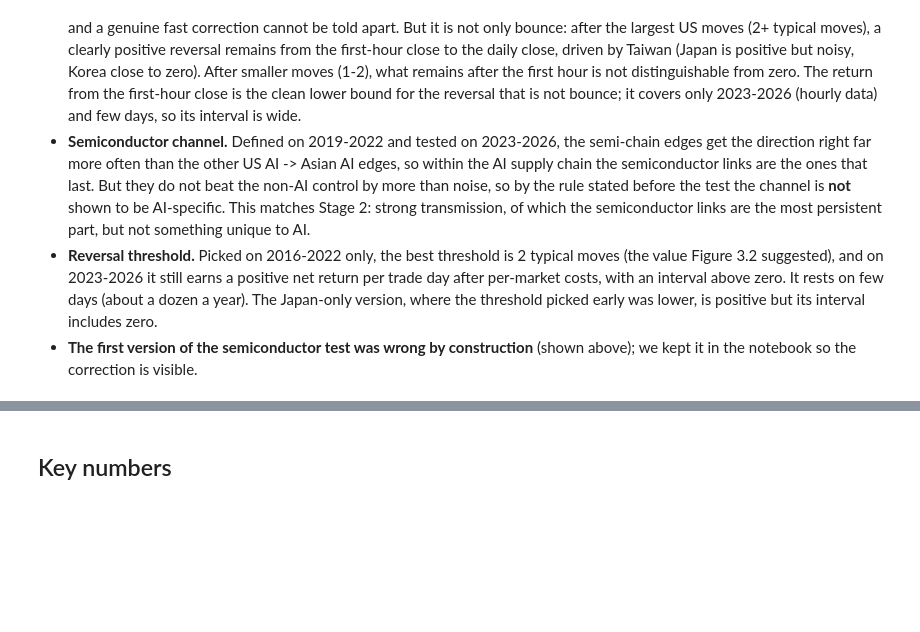
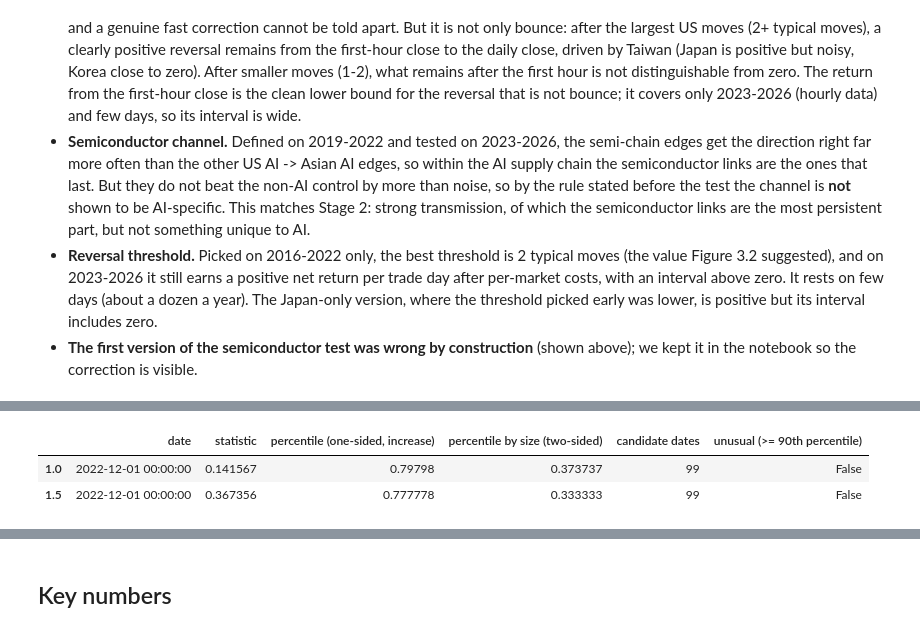
Before and after one commit to Farid-Abdullah/stock-comovement, a Jupyter notebook: overnight_transmission.ipynb, the cells around one changed output, grey strips where cells are left out. Saved outputs shown, nothing was run; the diff lists cells and outputs as text; code cells hidden in the pictures; blank space fills up the shorter version.

```diff
--- a/overnight_transmission.ipynb
+++ b/overnight_transmission.ipynb
@@ -2237,0 +2256,70 @@ for k, v in threshold_result.items():
+# %%
+CHATGPT_DATE = "2022-12-01"
+PLACEBO_BAR = 0.90
+SPAN, STEP = 252, 21
+
+
+def pair_lift_matrix(leader_items, follower_items):
+    # Same-direction next-day lift for every (leader ticker, follower ticker) pair, from boolean item tables.
+    L, F = leader_items.to_numpy(float), follower_items.to_numpy(float)
+    n = len(L)
+    with np.errstate(invalid="ignore", divide="ignore"):
+        lift = (L.T @ F / n) / np.outer(L.mean(0), F.mean(0))
+    lift = pd.DataFrame(lift, index=leader_items.columns, columns=follower_items.columns)
+    leaders = sorted({ticker_of(c) for c in leader_items.columns})
+    followers = sorted({ticker_of(c) for c in follower_items.columns})
+    out = pd.DataFrame(index=leaders, columns=followers, dtype=float)
+    for l in leaders:
+        for f in followers:
+            pair = np.array([lift.loc[f"{l}_UP", f"{f}_UP+1"], lift.loc[f"{l}_DOWN", f"{f}_DOWN+1"]])
+            out.loc[l, f] = pair[np.isfinite(pair)].mean() if np.isfinite(pair).any() else np.nan   # e.g. not listed yet
+    return out
+
+
+def ai_minus_control(groups, rows):
+    # The pre-registered metric on one set of baskets: mean AI pair lift minus mean non-AI pair lift.
+    def mean_lift(g):
+        b = groups[g][1].loc[rows]
+        lead = [c for c in b.columns if not c.endswith("+1")]
+        fol = [c for c in b.columns if c.endswith("+1")]
+        return np.nanmean(pair_lift_matrix(b[lead], b[fol]).to_numpy())
+    ai, ctrl = mean_lift("b"), mean_lift("c")
+    return ai, ctrl, ai - ctrl
+
+
+def placebo_table(groups):
+    # The statistic at every first trading day of a month with SPAN baskets on both sides.
+    first_of_month = pd.Series(ROWS, index=ROWS).groupby(ROWS.to_period("M")).first()
+    rows = {}
+    for d in first_of_month:
+        pos = ROWS.get_loc(d)
+        if pos - SPAN < 0 or pos + SPAN > len(ROWS):
+            continue
+        pre, post = ai_minus_control(groups, ROWS[pos - SPAN:pos]), ai_minus_control(groups, ROWS[pos:pos + SPAN])
+        rows[d] = {"AI pre": pre[0], "AI post": post[0], "control pre": pre[1], "control post": post[1],
+                   "change in AI minus control": post[2] - pre[2]}
+    return pd.DataFrame(rows).T
+
+
+def chatgpt_result(table):
+    cg = table.index[table.index >= pd.Timestamp(CHATGPT_DATE)][0]   # first candidate date on or after 1 Dec 2022
+    stat = table["change in AI minus control"]
+    pct = float((stat <= stat.loc[cg]).mean())
+    pct_size = float((stat.abs() <= abs(stat.loc[cg])).mean())
+    return {"date": cg, "statistic": float(stat.loc[cg]), "percentile (one-sided, increase)": pct,
+            "percentile by size (two-sided)": pct_size, "candidate dates": len(table),
+            "unusual (>= 90th percentile)": bool(pct >= PLACEBO_BAR)}
+
+
+placebo = {}
+for z in [1.0, 1.5]:
+    groups_z = GROUPS if z == Z_K else build_groups(z, "raw")
+    placebo[z] = cached(f"placebo_{z}", lambda g=groups_z: placebo_table(g))
+    placebo[z].to_csv(OUT_DIR / f"s6_placebo_z{z}.csv")
+CG_RESULT = {z: chatgpt_result(t) for z, t in placebo.items()}
+KEY["chatgpt"] = {str(z): r for z, r in CG_RESULT.items()}
+pd.DataFrame(CG_RESULT).T
+# %% [output]
+|  | date | statistic | percentile (one-sided, increase) | percentile by size (two-sided) | candidate dates | unusual (>= 90th percentile) |
+| 1.0 | 2022-12-01 00:00:00 | 0.141567 | 0.79798 | 0.373737 | 99 | False |
+| 1.5 | 2022-12-01 00:00:00 | 0.367356 | 0.777778 | 0.333333 | 99 | False |
```
Also changed, not shown: parts of 14 cells of this notebook, 13 other files.
